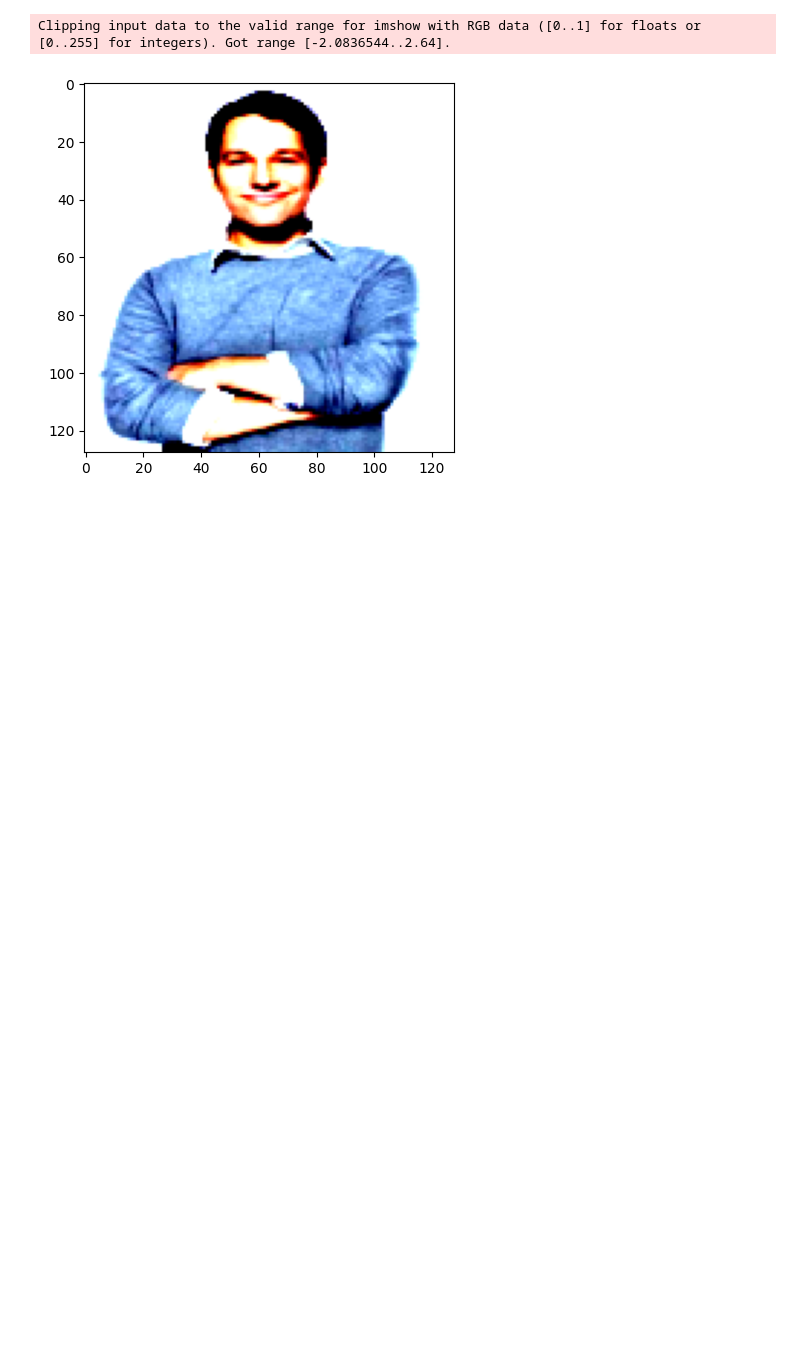
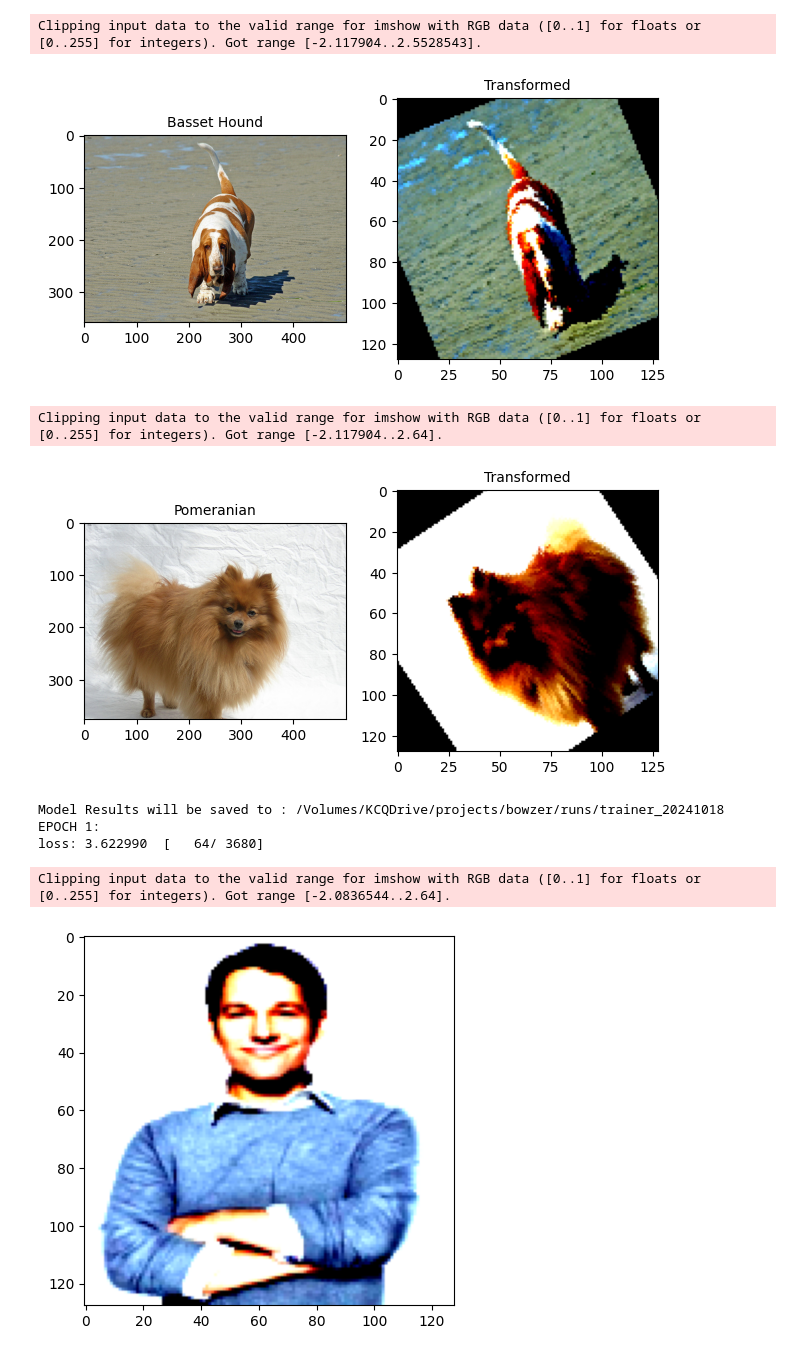
Before and after one commit to kqualben/bowser, a Jupyter notebook: train_notebook.ipynb, the cells around one changed output. Saved outputs shown, nothing was run; the diff lists cells and outputs as text; code cells hidden in the pictures; blank space fills up the shorter version.

```diff
--- a/train_notebook.ipynb
+++ b/train_notebook.ipynb
@@ -94,3 +8,18 @@ torch.save(net.state_dict(), f"{DIR}/bowzer/runs/trainer_{run_time.strftime('%Y%
+# %%
+Bowzer = train.BowzerClassifier(RESIZE_N)
+# %%
+Bowzer.view_sample_transformations(['Pomeranian', 'Basset Hound'])
+# %% [output]
+Clipping input data to the valid range for imshow with RGB data ([0..1] for floats or [0..255] for integers). Got range [-2.117904..2.5528543].
+[figure, added]
+Clipping input data to the valid range for imshow with RGB data ([0..1] for floats or [0..255] for integers). Got range [-2.117904..2.64].
+[figure, added]
+# %%
+performance = Bowzer.train_eval(1)
+# %% [output]
+Model Results will be saved to : /Volumes/KCQDrive/projects/bowzer/runs/trainer_20241018
+EPOCH 1:
+loss: 3.622990  [   64/ 3680]
 # %%
 from bowzer.utils import show_image
 # %%
```
Also changed, not shown: parts of 6 cells of this notebook, 8 other files.
